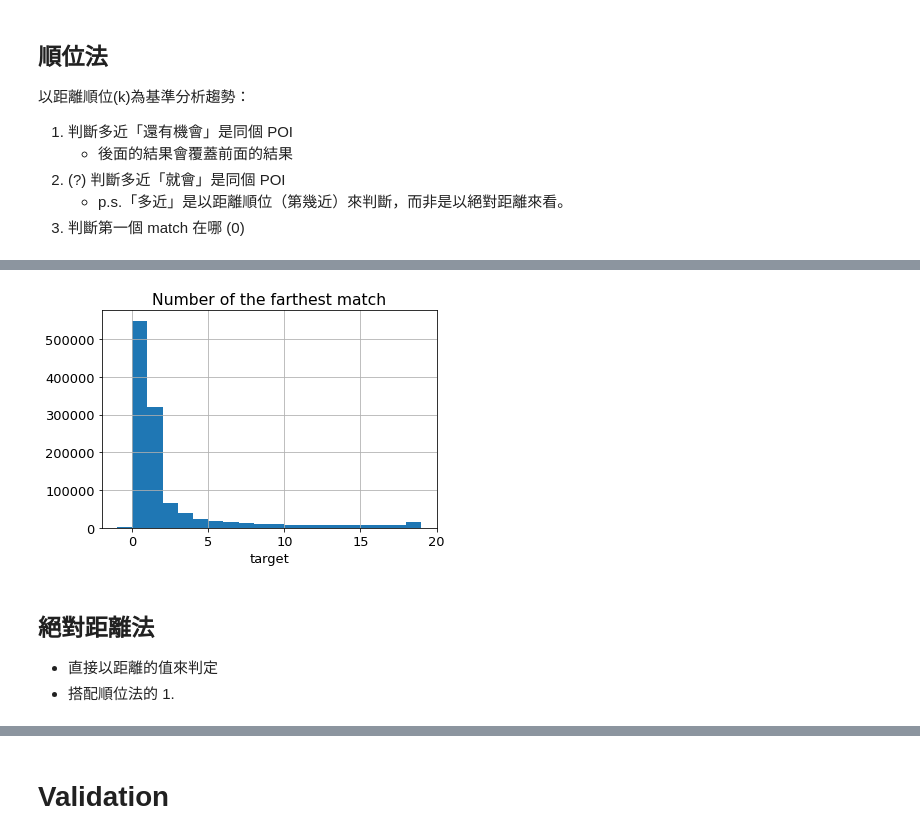
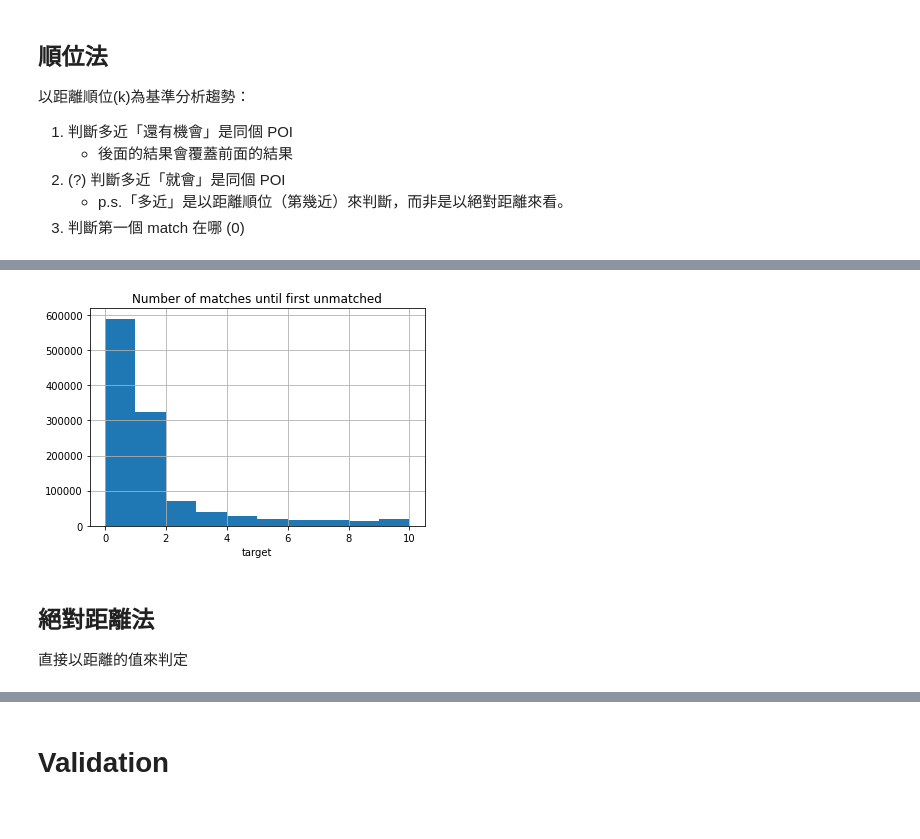
Before and after one commit to How-Wang/Foursquare-Location-Matching, a Jupyter notebook: baseline.ipynb, the cells around one changed output, grey strips where cells are left out. Saved outputs shown, nothing was run; the diff lists cells and outputs as text; code cells hidden in the pictures.

```diff
--- a/baseline.ipynb
+++ b/baseline.ipynb
@@ -55,6 +80,6 @@ origin_train = pd.read_csv("./data/train.csv")
 # %%
-train = pd.read_csv("./data/train.csv")
-test = pd.read_csv("./data/test.csv")
+train = pd.read_csv("./train.csv")
+test = pd.read_csv("./test.csv")
 test[CFG.target] = "TEST"
 
 train.head()
@@ -110,16 +135,22 @@ from sklearn.neighbors import KNeighborsRegressor
 # 把每一個地點都加上 另外一個最近地點的資訊
 def add_neighbor_features(df):
     dfs = []
+    # 需要 id 不然不沒辦法做後方 matches 的 set、沒辦法算分數
     columns = ['id', 'name', 'address', 'city', 'state',
            'zip', 'country', 'url', 'phone', 'categories']
     for c in columns:
         if c != "id":
             df[c] = df[c].astype(str).str.lower()
+#     columns = ['name', 'address', 'city', 'state',
+#             'zip', 'country', 'url', 'phone', 'categories']
+#     for c in columns:
+#         df[c] = df[c].astype(str).str.lower()
 
     # 把相同國家的 row 放進同一個 dataframe 裡面
     for country, country_df in tqdm(df.groupby("country")):
         country_df = country_df.reset_index(drop=True)
         # n_neighbors 表示要參考附近的幾筆資料才決定屬於哪一群
+#         print(len(country_df))
         k = min(len(country_df), CFG.n_neighbors)
         knn = KNeighborsRegressor(n_neighbors=k,
                                   metric='haversine', n_jobs=-1)
@@ -130,11 +161,12 @@ def add_neighbor_features(df):
 
         # 得出分群後的資料，回傳每個點與最近的幾個點的距離與 indices
         dists, nears = knn.kneighbors(country_df[['latitude','longitude']], return_distance=True)
-
+#         print("dists, nears\n",dists,nears)
         # 將 n_neighbors 各點的資料呈現在 country_df 上
         targets = country_df[CFG.target].values
         for i in range(k):
             country_df[f"d_near_{i}"] = dists[:, i]
+#             print("d_near_",i,dists[:, i])
             country_df[f"near_target_{i}"] = targets[nears[:, i]]
             for c in columns:
                 country_df[f"near_{c}_{i}"] = country_df[c].values[nears[:, i]]
@@ -144,7 +176,8 @@ def add_neighbor_features(df):
             country_df[f"near_target_{i}"] = np.nan
             for c in columns:
                 country_df[f"near_{c}_{i}"] = np.nan
-        return
+
         dfs.append(country_df)
+#         break
     df = pd.concat(dfs).reset_index(drop=True)
     return df
@@ -243,7 +220,7 @@ train
     * p.s.「多近」是以距離順位（第幾近）來判斷，而非是以絕對距離來看。
 3. 判斷第一個 match 在哪 (0)
 # %%
-train.loc[:,"target"] = -1
+train.loc[:,"target"] = CFG.n_neighbors
 # 1.
 # [x] 判斷前幾個相同分群的經緯度是相同 POI
 ## 有可能第 2 個不同但第 4 個同，而 4 覆蓋掉 2，因此不代表前四個都是相同
@@ -253,15 +230,19 @@ for i in range(CFG.n_neighbors):
     train.loc[train[CFG.target]==train[f"near_target_{i}"], "target"] = i
 
 # 2. (after 1.)
+# # wtf is that? >by Howard
 # train.loc[:,"not done"] = True
-# for i in range(CFG.n_neighbors):
+# for i in train.iterrows():
+#     print(type(i))
 #     train.loc[train[CFG.target]!=train[f"near_target_{i}"], "not done"] = False
 #     train.loc[(train[CFG.target]==train[f"near_target_{i}"]) & (train["not done"]), "target"] = i
 
-3.
-# for i in range(CFG.n_neighbors-1, 0, -1):
+# 3.
+# for i in range(CFG.n_neighbors-1, -1, -1):
+# #     print(train[CFG.target]==train[f"near_target_{i}"])
 #     train.loc[train[CFG.target]==train[f"near_target_{i}"], "target"] = i
 
+
 # list(train.columns)
-train['target'].head(20)
+train['target'].tail(10)
 # %% [output]
@@ -305,14 +260,12 @@ Name: target, dtype: int64
 # %%
 plt.hist(train["target"], bins=sorted(train["target"].unique()))
 plt.grid()
 plt.xlabel("target")
-# plt.title('Number of matches until first unmatched')
-plt.title('Number of the farthest match')
-# plt.title('Nearest match')
+plt.title('Number of matches until first unmatched')
+# plt.title('Number of the last match')
 plt.show()
 # %% [output]
-[figure, old version]
+[figure, new version]
 # %% [markdown]
 ## 絕對距離法
-* 直接以距離的值來判定
-* 搭配順位法的 1.
+直接以距離的值來判定
```
Also changed, not shown: parts of 43 cells of this notebook, 1 other file.
